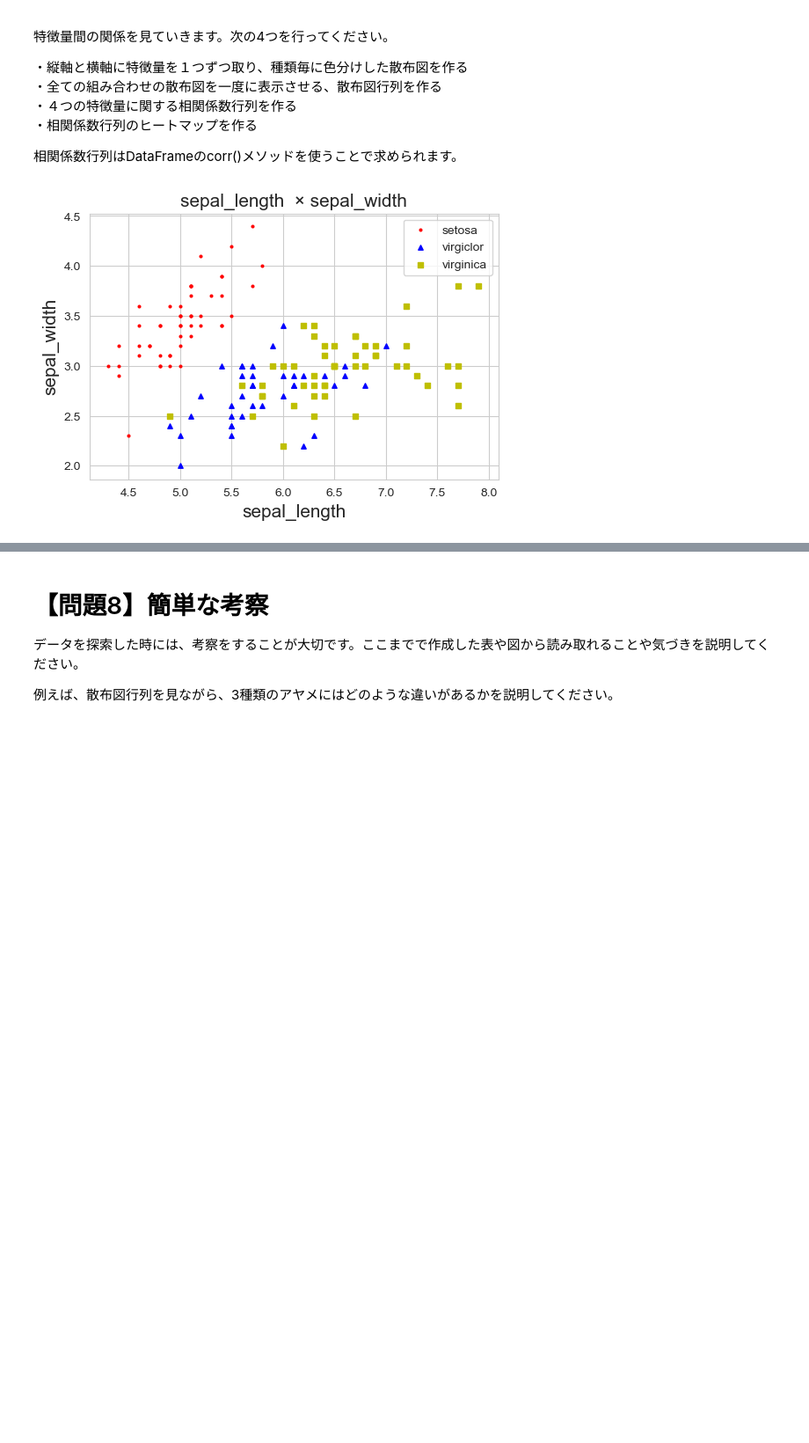
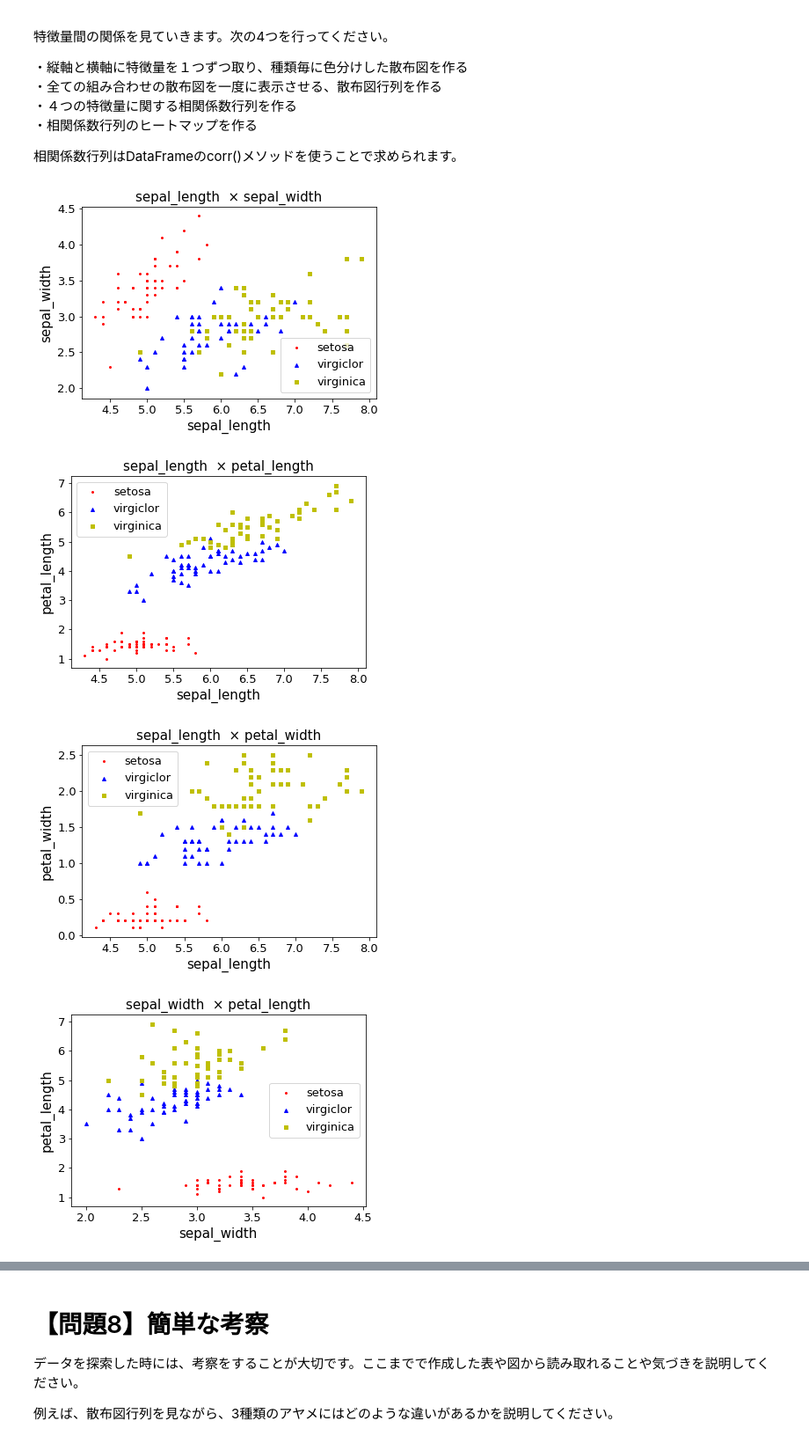
Before and after one commit to ykenkou001/diveintocode-ml, a Jupyter notebook: week3/week3_beforeclass_work1.ipynb, the cells around one changed output, grey strips where cells are left out. Shown at 88% size. Cells and saved outputs as stored; diff of their text form; code cells hidden in the pictures; blank space fills up the shorter version.

```diff
--- a/week3/week3_beforeclass_work1.ipynb
+++ b/week3/week3_beforeclass_work1.ipynb
@@ -121,4 +129,6 @@ petal_width     4 non-null float64
 Species         4 non-null int32
 dtypes: float64(4), int32(1)
 memory usage: 224.0 bytes
+# %%
+df['Species'] = df['Species'].astype(object)
 # %%
@@ -289,0 +310,16 @@ df_0_all_2.plot.box(title="virginica", legend=True, fontsize=13, grid=True)#プ
+# %%
+#　箱ひげ図を作成
+
+# setosa、virgiclor、virginica（ラベル）
+# sepal_length  sepal_width  petal_length  petal_width（特徴量）
+
+features = ["sepal_length", "sepal_width", "petal_length", "petal_width"]
+
+for feature in features:
+    plt.rcParams["font.size"] = 13
+    plt.boxplot([df[df["Species"]==0][feature], df[df["Species"]==1][feature], df[df["Species"]==2][feature]])
+    plt.xticks([1, 2, 3], iris_dataset.target_names)
+    plt.title("BOXPLOT of iris's {}".format(feature))
+    plt.ylabel('[cm]')
+    plt.xlabel('Species', fontsize= 17)
+    plt.show()
@@ -361,27 +414,76 @@ Text(0.5, 0, 'virginica')
 # %%
 # setosa、virgiclor、virginica（ラベル）
 # sepal_length  sepal_width  petal_length  petal_width（特徴量）df.loc["2013-01-01"]
 # >>> # 列 "A", "B" の 2 列を抽出
 # >>> df.loc[:,['A','B']]
 #df[df['age'] < 25]
 #df[df["petal_width"] == 0.2]
 
 df_setosa = df[df["Species"] == 0]
 df_virgiclor = df[df["Species"] == 1]
 df_virginica = df[df["Species"] == 2]
 
 #print(df_setosa.head())
 #散布図
-plt.figure(dpi=100)
+# plt.figure(dpi=70)
 
+#1
 plt.title("sepal_length  × sepal_width", fontsize=15)
 plt.xlabel("sepal_length", fontsize=15)
 plt.ylabel("sepal_width", fontsize=15)
 plt.scatter(df_setosa.iloc[:, 0], df_setosa.iloc[:, 1], c='r', marker='.', s=15, label="setosa")
 plt.scatter(df_virgiclor.iloc[:, 0], df_virgiclor.iloc[:, 1], c='b',marker='^', s=15, label="virgiclor")
 plt.scatter(df_virginica.iloc[:, 0], df_virginica.iloc[:, 1], c='y',marker='s', s=15, label="virginica")
 plt.legend()
+plt.show()
+#2
+plt.title("sepal_length  × petal_length", fontsize=15)
+plt.xlabel("sepal_length", fontsize=15)
+plt.ylabel("petal_length", fontsize=15)
+plt.scatter(df_setosa.iloc[:, 0], df_setosa.iloc[:, 2], c='r', marker='.', s=15, label="setosa")
+plt.scatter(df_virgiclor.iloc[:, 0], df_virgiclor.iloc[:, 2], c='b',marker='^', s=15, label="virgiclor")
+plt.scatter(df_virginica.iloc[:, 0], df_virginica.iloc[:, 2], c='y',marker='s', s=15, label="virginica")
+plt.legend()
+plt.show()
+#3
+plt.title("sepal_length  × petal_width", fontsize=15)
+plt.xlabel("sepal_length", fontsize=15)
+plt.ylabel("petal_width", fontsize=15)
+plt.scatter(df_setosa.iloc[:, 0], df_setosa.iloc[:, 3], c='r', marker='.', s=15, label="setosa")
+plt.scatter(df_virgiclor.iloc[:, 0], df_virgiclor.iloc[:, 3], c='b',marker='^', s=15, label="virgiclor")
+plt.scatter(df_virginica.iloc[:, 0], df_virginica.iloc[:, 3], c='y',marker='s', s=15, label="virginica")
+plt.legend()
+plt.show()
+#4
+plt.title("sepal_width  × petal_length", fontsize=15)
+plt.xlabel("sepal_width", fontsize=15)
+plt.ylabel("petal_length", fontsize=15)
+plt.scatter(df_setosa.iloc[:, 1], df_setosa.iloc[:, 2], c='r', marker='.', s=15, label="setosa")
+plt.scatter(df_virgiclor.iloc[:, 1], df_virgiclor.iloc[:, 2], c='b',marker='^', s=15, label="virgiclor")
+plt.scatter(df_virginica.iloc[:, 1], df_virginica.iloc[:, 2], c='y',marker='s', s=15, label="virginica")
+plt.legend()
+plt.show()
+#5
+plt.title("sepal_width  × petal_width", fontsize=15)
+plt.xlabel("sepal_width", fontsize=15)
+plt.ylabel("petal_width", fontsize=15)
+plt.scatter(df_setosa.iloc[:, 1], df_setosa.iloc[:, 3], c='r', marker='.', s=15, label="setosa")
+plt.scatter(df_virgiclor.iloc[:, 1], df_virgiclor.iloc[:, 3], c='b',marker='^', s=15, label="virgiclor")
+plt.scatter(df_virginica.iloc[:, 1], df_virginica.iloc[:, 3], c='y',marker='s', s=15, label="virginica")
+plt.legend()
+plt.show()
+#6
+plt.title("petal_length   × petal_width", fontsize=15)
+plt.xlabel("petal_length ", fontsize=15)
+plt.ylabel("petal_width ", fontsize=15)
+plt.scatter(df_setosa.iloc[:, 2], df_setosa.iloc[:, 3], c='r', marker='.', s=15, label="setosa")
+plt.scatter(df_virgiclor.iloc[:, 2], df_virgiclor.iloc[:, 3], c='b',marker='^', s=15, label="virgiclor")
+plt.scatter(df_virginica.iloc[:, 2], df_virginica.iloc[:, 3], c='y',marker='s', s=15, label="virginica")
+plt.legend()
 
 plt.show()
 # %% [output]
-[figure, old version]
+[figure, new version]
+[figure, added]
+[figure, added]
+[figure, added]
```
Also changed, not shown: parts of 17 cells of this notebook.
